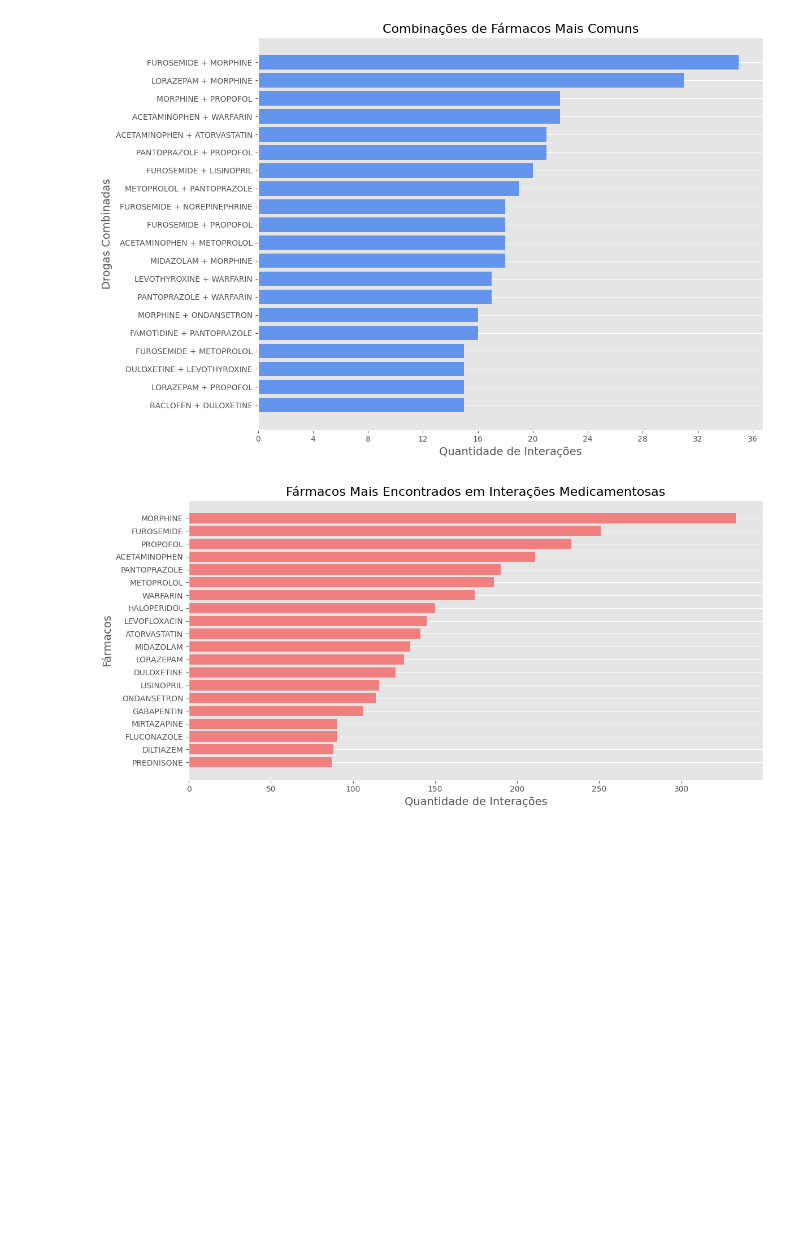
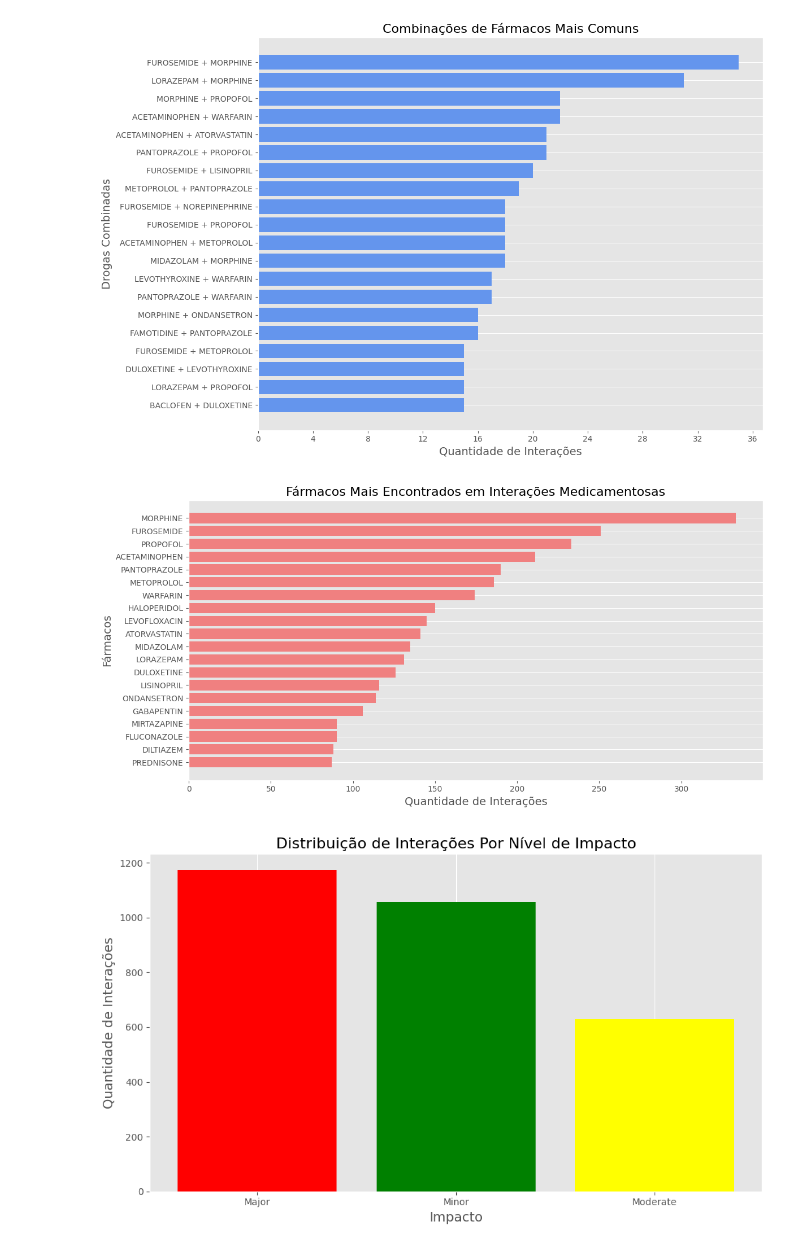
Before and after one commit to FerriVinicius/Projeto-E, a Jupyter notebook: G6_PROJETO_E.ipynb, the cells around one changed output. Drawn from its saved outputs; the diff is of its cells as text; code cells hidden in the pictures; blank space fills up the shorter version.

```diff
--- a/G6_PROJETO_E.ipynb
+++ b/G6_PROJETO_E.ipynb
@@ -348,6 +348,7 @@ def remove_stopwords_and_uppercase(drug_name, stopwords):
 #CARREGANDO OS DATASETS QUE SERÃO UTILIZADOS
 df_prescriptions = pd.read_csv('https://raw.githubusercontent.com/FerriVinicius/Projeto-E/refs/heads/main/PRESCRIPTIONS.csv')
 df_interactions = pd.read_csv('https://raw.githubusercontent.com/Prahlad-Narayan/DDI/refs/heads/main/backend/DDI_data.csv')
+interaction_impact = pd.read_csv("https://raw.githubusercontent.com/FerriVinicius/Projeto-E/refs/heads/main/interaction_severity.csv")
 
 #FILTRANDO AS COLUNAS QUE SERÃO UTILIZADAS
 df_prescriptions_cleaned = df_prescriptions[['subject_id', 'hadm_id', 'drug', 'drug_name_generic', 'gsn', 'ndc']]
@@ -652,3 +653,28 @@ plt.tight_layout()  # AJUSTAR O LAYOUT PARA MELHOR ENCAIXE
 plt.show()
 # %% [output]
 [figure]
+# %%
+# ASSUMINDO QUE OS DATAFRAMES INTERACTION_COUNTS E INTERACTION_SEVERITY JÁ ESTÃO DISPONÍVEIS
+# ETAPA 1: MESCLAR INTERACTION_COUNTS COM INTERACTION_SEVERITY NA COLUNA 'INTERACTION_TYPE'
+df_severity_counts = interaction_counts.merge(interaction_impact, on='interaction_type', how='left')
+
+# ETAPA 2: AGRUPAR PELO NÍVEL DE IMPACTO E SOMAR AS QUANTIDADES
+severity_counts = df_severity_counts.groupby('impact')['count'].sum().reset_index()
+
+# ETAPA 3: PLOTANDO A DISTRIBUIÇÃO DE SEVERIDADE
+plt.figure(figsize=(10, 6))
+plt.bar(severity_counts['impact'], severity_counts['count'], color=['red', 'green', 'yellow'])
+
+# ADICIONAR RÓTULOS E TÍTULO
+plt.xlabel('Impacto', fontsize=14)
+plt.ylabel('Quantidade de Interações', fontsize=14)
+plt.title('Distribuição de Interações Por Nível de Impacto', fontsize=16)
+
+# MOSTRAR GRADE PARA MELHOR VISIBILIDADE
+plt.grid(axis='y')
+
+# EXIBIR O GRÁFICO
+plt.tight_layout()
+plt.show()
+# %% [output]
+[figure, added]
```
